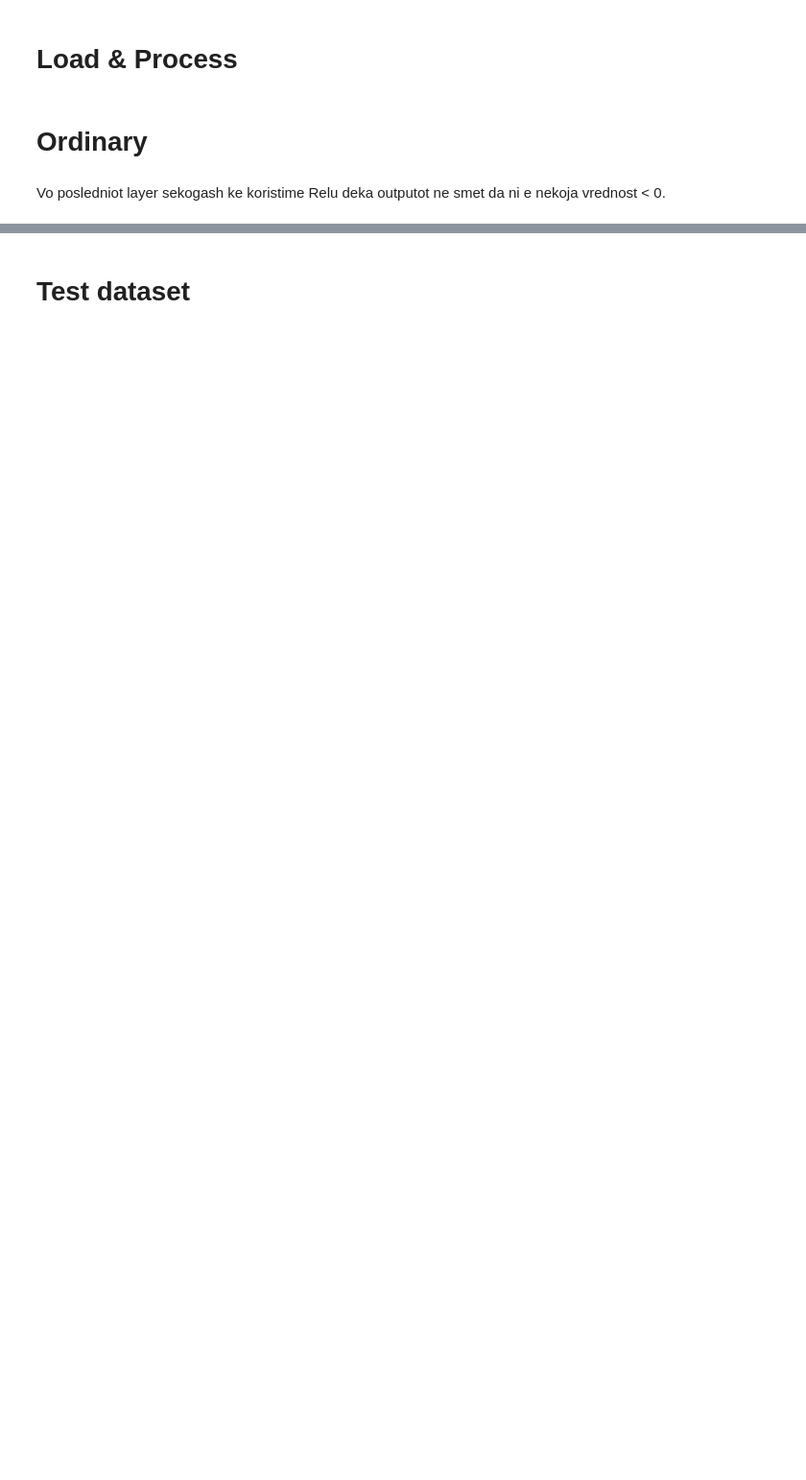
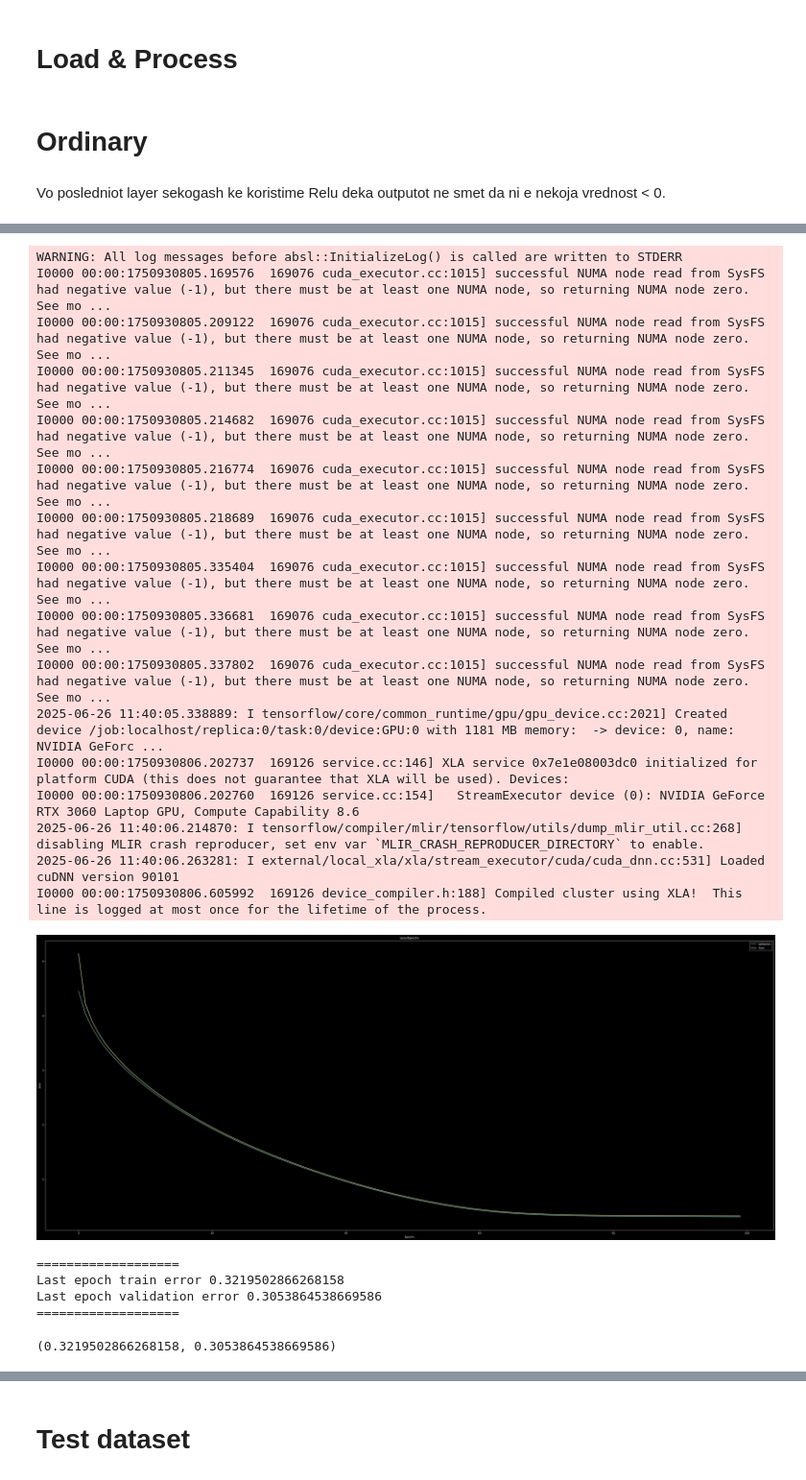
Before and after one commit to viki123v/housing-prices-analysis, a Jupyter notebook: notebooks/neural-nets.ipynb, the cells around one changed output, grey strips where cells are left out. Shown at 96% size. Cells and saved outputs as stored; diff of their text form; code cells hidden in the pictures; blank space fills up the shorter version.

Commit message:
feat: Neural networks started and dying relu problem finished

```diff
--- a/notebooks/neural-nets.ipynb
+++ b/notebooks/neural-nets.ipynb
@@ -125,0 +147,36 @@ Epoch 70/70
+# %%
+nn=models.Sequential([
+    layers.Input((X_tr_proc.shape[1],)),
+    layers.Dense(30,activation=activations.leaky_relu,kernel_initializer=GlorotUniform(0)),
+    layers.Dense(1,activation=activations.relu,kernel_initializer=GlorotUniform(0))
+])
+train_nn(
+    epochs=100,
+    nn=nn,
+    X=X_tr_proc,
+    y=Y_tr,
+    should_print_epoch_losses=True
+)
+# %% [output]
+WARNING: All log messages before absl::InitializeLog() is called are written to STDERR
+I0000 00:00:1750930805.169576  169076 cuda_executor.cc:1015] successful NUMA node read from SysFS had negative value (-1), but there must be at least one NUMA node, so returning NUMA node zero. See mo ...
+I0000 00:00:1750930805.209122  169076 cuda_executor.cc:1015] successful NUMA node read from SysFS had negative value (-1), but there must be at least one NUMA node, so returning NUMA node zero. See mo ...
+I0000 00:00:1750930805.211345  169076 cuda_executor.cc:1015] successful NUMA node read from SysFS had negative value (-1), but there must be at least one NUMA node, so returning NUMA node zero. See mo ...
+I0000 00:00:1750930805.214682  169076 cuda_executor.cc:1015] successful NUMA node read from SysFS had negative value (-1), but there must be at least one NUMA node, so returning NUMA node zero. See mo ...
+I0000 00:00:1750930805.216774  169076 cuda_executor.cc:1015] successful NUMA node read from SysFS had negative value (-1), but there must be at least one NUMA node, so returning NUMA node zero. See mo ...
+I0000 00:00:1750930805.218689  169076 cuda_executor.cc:1015] successful NUMA node read from SysFS had negative value (-1), but there must be at least one NUMA node, so returning NUMA node zero. See mo ...
+I0000 00:00:1750930805.335404  169076 cuda_executor.cc:1015] successful NUMA node read from SysFS had negative value (-1), but there must be at least one NUMA node, so returning NUMA node zero. See mo ...
+I0000 00:00:1750930805.336681  169076 cuda_executor.cc:1015] successful NUMA node read from SysFS had negative value (-1), but there must be at least one NUMA node, so returning NUMA node zero. See mo ...
+I0000 00:00:1750930805.337802  169076 cuda_executor.cc:1015] successful NUMA node read from SysFS had negative value (-1), but there must be at least one NUMA node, so returning NUMA node zero. See mo ...
+2025-06-26 11:40:05.338889: I tensorflow/core/common_runtime/gpu/gpu_device.cc:2021] Created device /job:localhost/replica:0/task:0/device:GPU:0 with 1181 MB memory:  -> device: 0, name: NVIDIA GeForc ...
+I0000 00:00:1750930806.202737  169126 service.cc:146] XLA service 0x7e1e08003dc0 initialized for platform CUDA (this does not guarantee that XLA will be used). Devices:
+I0000 00:00:1750930806.202760  169126 service.cc:154]   StreamExecutor device (0): NVIDIA GeForce RTX 3060 Laptop GPU, Compute Capability 8.6
+2025-06-26 11:40:06.214870: I tensorflow/compiler/mlir/tensorflow/utils/dump_mlir_util.cc:268] disabling MLIR crash reproducer, set env var `MLIR_CRASH_REPRODUCER_DIRECTORY` to enable.
+2025-06-26 11:40:06.263281: I external/local_xla/xla/stream_executor/cuda/cuda_dnn.cc:531] Loaded cuDNN version 90101
+I0000 00:00:1750930806.605992  169126 device_compiler.h:188] Compiled cluster using XLA!  This line is logged at most once for the lifetime of the process.
+[figure, added]
+===================
+Last epoch train error 0.3219502866268158
+Last epoch validation error 0.3053864538669586
+===================
+(0.3219502866268158, 0.3053864538669586)
```
Also changed, not shown: parts of 29 cells of this notebook, 2 other files.
